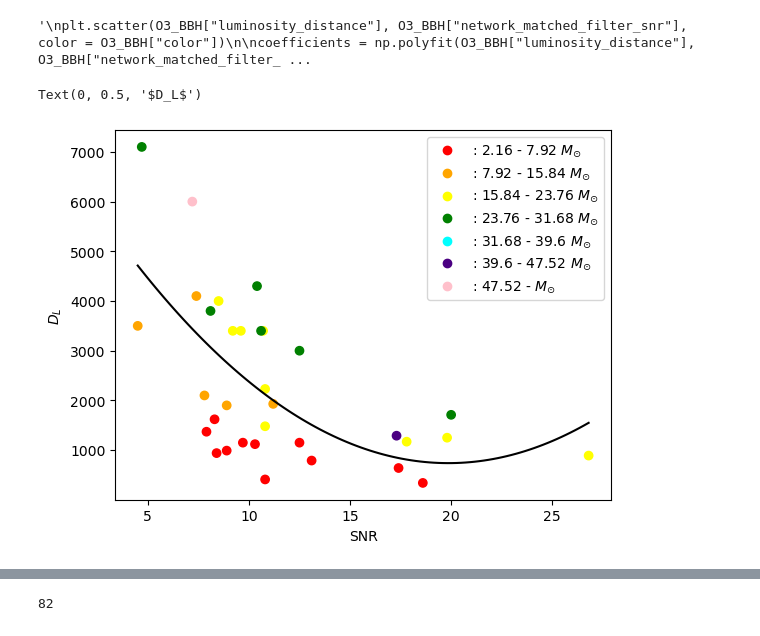
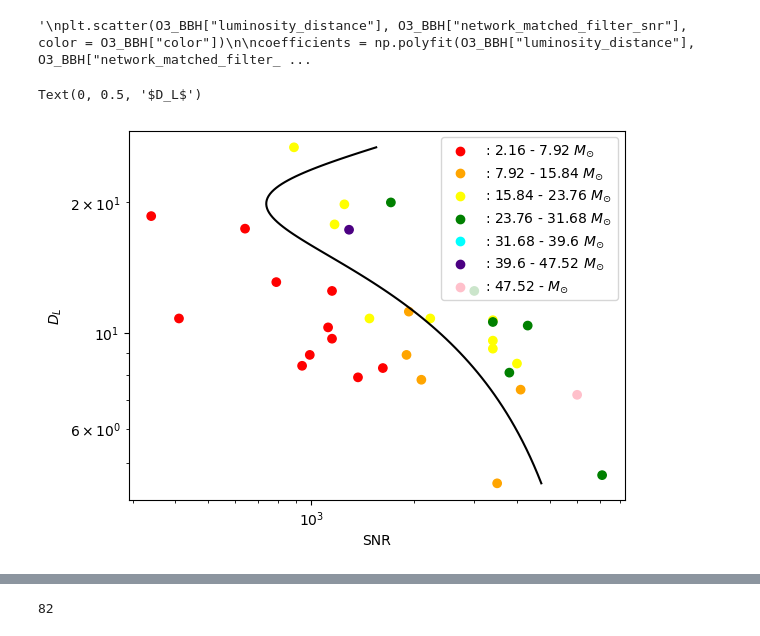
Before and after one commit to AndrewValentini/Gravitational-Waves-Research-23-24, a Jupyter notebook: Data Analysis/testing.ipynb, the cells around one changed output, grey strips where cells are left out. Saved outputs shown, nothing was run; the diff lists cells and outputs as text; code cells hidden in the pictures.

```diff
--- a/Data Analysis/testing.ipynb
+++ b/Data Analysis/testing.ipynb
@@ -163,24 +133,25 @@ plt.xlabel("$D_L$")
 '\nplt.scatter(O3_BBH["luminosity_distance"], O3_BBH["network_matched_filter_snr"], color = O3_BBH["color"])\n\ncoefficients = np.polyfit(O3_BBH["luminosity_distance"], O3_BBH["network_matched_filter_ ...
 # %%
 # Inverting so I can get a luminosity distance as a function of SNR (so it can be applied to O4 data):
-plt.scatter(O3_BBH["network_matched_filter_snr"],O3_BBH["luminosity_distance"], color = O3_BBH["color"])
+plt.scatter(O3_BBH["luminosity_distance"],O3_BBH["network_matched_filter_snr"], color = O3_BBH["color"])
 
 coefficients = np.polyfit(O3_BBH["network_matched_filter_snr"],O3_BBH["luminosity_distance"], 2)
 fit_line_O3_BBH = np.poly1d(coefficients)
 x = np.linspace(min(O3_BBH["network_matched_filter_snr"]), max(O3_BBH["network_matched_filter_snr"]), 100)
-plt.plot(x, fit_line_O3_BBH(x), color="black")
+plt.plot(fit_line_O3_BBH(x), x, color="black")
 
 plt.scatter([], [], color="red", label=": 2.16 - 7.92 $M_{\odot}$")
 plt.scatter([], [], color="orange", label=": 7.92 - 15.84 $M_{\odot}$")
 plt.scatter([], [], color="yellow", label=": 15.84 - 23.76 $M_{\odot}$")
 plt.scatter([], [], color="green", label=": 23.76 - 31.68 $M_{\odot}$")
 plt.scatter([], [], color="cyan", label=": 31.68 - 39.6 $M_{\odot}$")
 plt.scatter([], [], color="indigo", label=": 39.6 - 47.52 $M_{\odot}$")
 plt.scatter([], [], color="pink", label=": 47.52 - $M_{\odot}$")
-
+plt.yscale("log")
+plt.xscale("log")
 plt.legend()
 plt.xlabel("SNR")
 plt.ylabel("$D_L$")
 # %% [output]
 Text(0, 0.5, '$D_L$')
-[figure, old version]
+[figure, new version]
```
Also changed, not shown: parts of 22 cells of this notebook, 1 other file.
